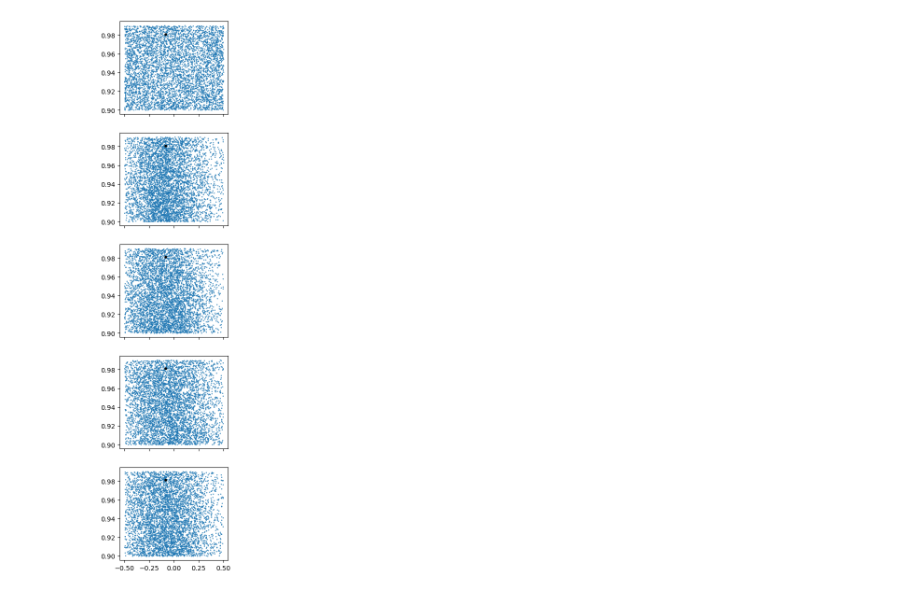
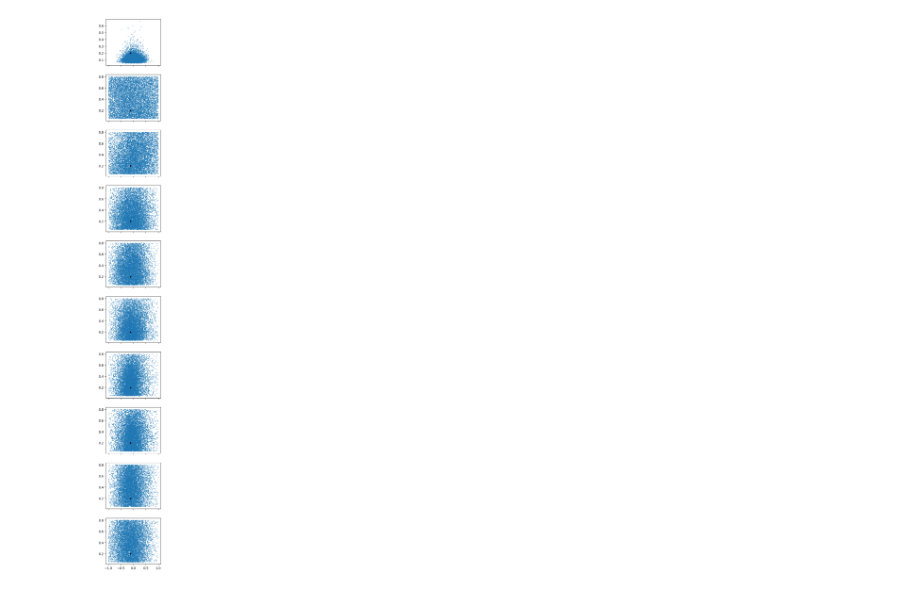
Before and after one commit to nidropakshin2/Sequential-FMPE, a Jupyter notebook: code/notebooks/stochvol.ipynb, the cells around one changed output. Cells and saved outputs as stored; diff of their text form; code cells hidden in the pictures.

```diff
--- a/code/notebooks/stochvol.ipynb
+++ b/code/notebooks/stochvol.ipynb
@@ -102,13 +47,17 @@ from sfmpe.inference.sequential.round_manager import RoundManager
 from sfmpe.inference.sequential.proposal import Proposal, ProposalParams
 
 theta_0, x_0 = task.simulate_dataset((1,))
+# theta_0 = task.prior.sample((1,))
+# x_0 = task.summary(task.simulate(theta_0))
 # theta_0 = torch.tensor([[1.6667, 0.4016]])
 # x_0 = task.summarize(task.simulate(theta_0))
 # theta_0, x_0 = theta_0.expand(5, -1), x_0.expand(5, -1)
 task.logger.info(f"Starting SFMPE for theta: {theta_0}, x: {x_0}")
-
 params = ProposalParams()
-params.method = "NPE-A"
+params.task = task
+params.method = "Truncated"
 params.theta_dim = task.theta_dim
+params.theta_0 = theta_0
 params.x_0 = x_0
+params.method_params = {"scale": 0.9}
 # %% [output]
@@ -117,16 +66,18 @@ params.x_0 = x_0
 datetime = time.strftime("%Y-%m-%d_%H_%M_%S")
 path = f"./models/SV_{datetime}.pth.tar.gz"
 
-num_rounds = 5
-sims_per_round = 5000
+num_rounds = 10
+sims_per_round = 10000
 epochs = 2000
 show_every = 500
 
 manager = RoundManager(task, fm_estimator, params)
-manager.run_sequential(num_rounds=num_rounds,
+
+code = manager.run_sequential(num_rounds=num_rounds,
                        sims_per_round=sims_per_round,
                        path=path, epochs=epochs,
                        show_every=show_every)
+
 loss = manager.losses
 plt.plot(loss)
 # %% [output]
@@ -151,10 +103,8 @@ plt.plot(loss)
 # %%
 sim_store = manager.store
-log_plot = False
-
 
 x = 0
-y = 1
+y = 2
 rounds = range(num_rounds)
 # rounds = [0, num_rounds-1]
 
@@ -162,18 +112,15 @@ _, ax = plt.subplots(len(rounds), 1, sharex=True, figsize=(3, 3 * len(rounds)))
 
 for r, i in zip(rounds, range(len(rounds))):
     theta, _ = sim_store.theta[r], sim_store.x[r]
-    if log_plot:
-        ax[i].scatter(torch.log(theta[:, :, x]), torch.log(theta[:, :, y]), s=0.5)#, alpha=(r+1) / len(rounds))
-        ax[i].scatter(torch.log(theta_0[:, x]), torch.log(theta_0[:, y]), s=10, color="black")
-        # ax[r].set_xlim((-4, 2))
-        # ax[r].set_ylim((-3.1, -0.5))
-    else:
-        ax[i].scatter(theta[:, :, x], theta[:, :, y], s=0.5)#, alpha=(r+1) / len(rounds))
-        ax[i].scatter(theta_0[:, x], theta_0[:, y], s=10, color="black")
-        # ax[r].set_xlim(0, 2.5)
-        # ax[r].set_ylim(0, 0.5)
+    ax[i].scatter(theta[:, :, x], theta[:, :, y], s=0.5)#, alpha=(r+1) / len(rounds))
+    ax[i].scatter(theta_0[:, x], theta_0[:, y], s=10, color="black")
+    # ax.scatter(theta[:, :, x], theta[:, :, y], s=0.5)#, alpha=(r+1) / len(rounds))
+    # ax.scatter(theta_0[:, x], theta_0[:, y], s=10, color="black")
+
+    # ax[r].set_xlim(0, 2.5)
+    # ax[r].set_ylim(0, 0.5)
     msg = f"True: {theta_0} - Mean: {theta.mean(dim=0)} - Std: {theta.std(dim=0)}"
     print(msg)
-    logger.info(msg)
-plt.savefig("output/sv_posterior.png")
+    # logger.info(msg)
+# plt.savefig("output/sv_posterior.png")
 # %% [output]
@@ -190 +137 @@ True: tensor([[-0.0843,  0.9809,  0.4520, -0.7189]]) - Mean: tensor([[-0.0599,
-[figure, old version]
+[figure, new version]
```
Also changed, not shown: parts of 16 cells of this notebook, 31 other files.
